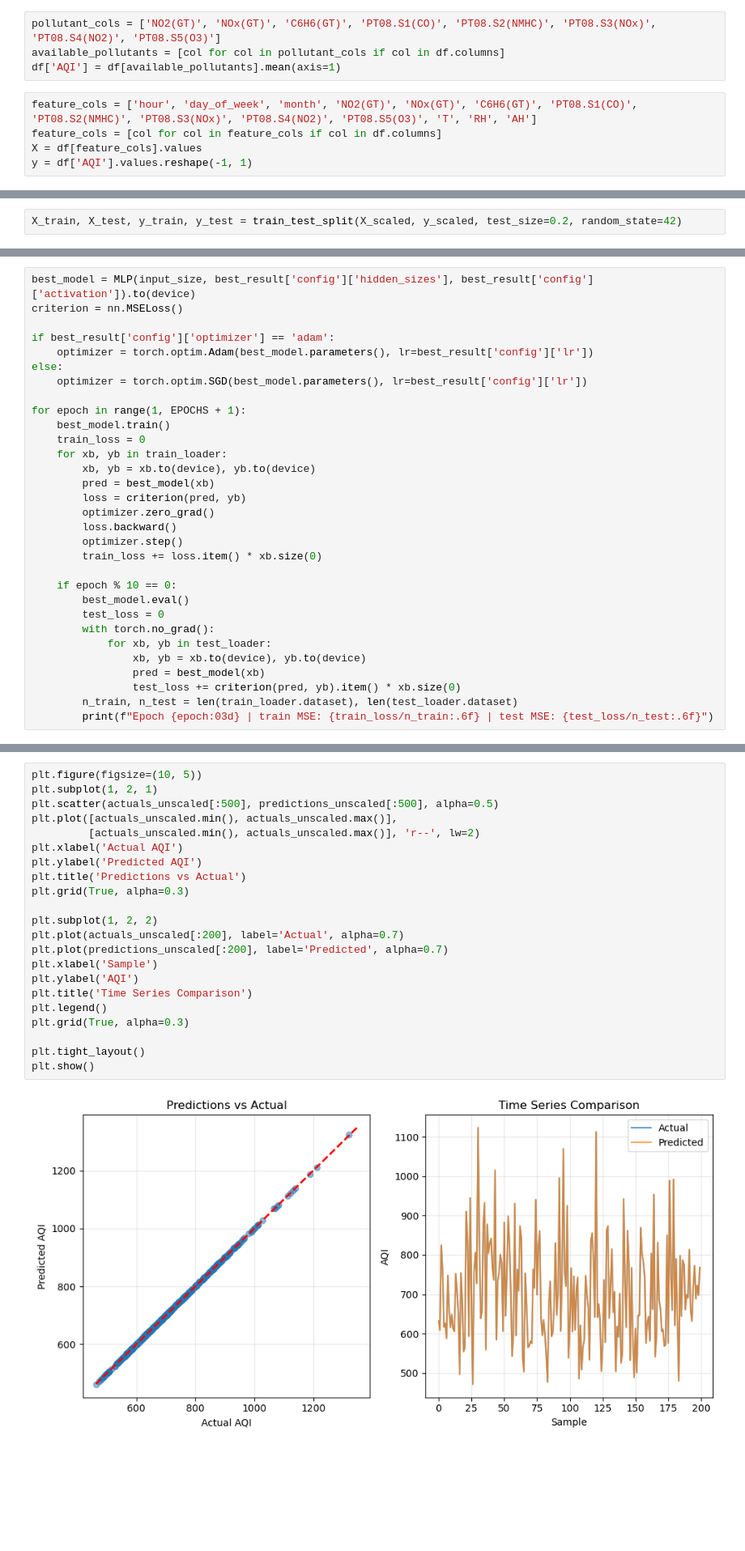
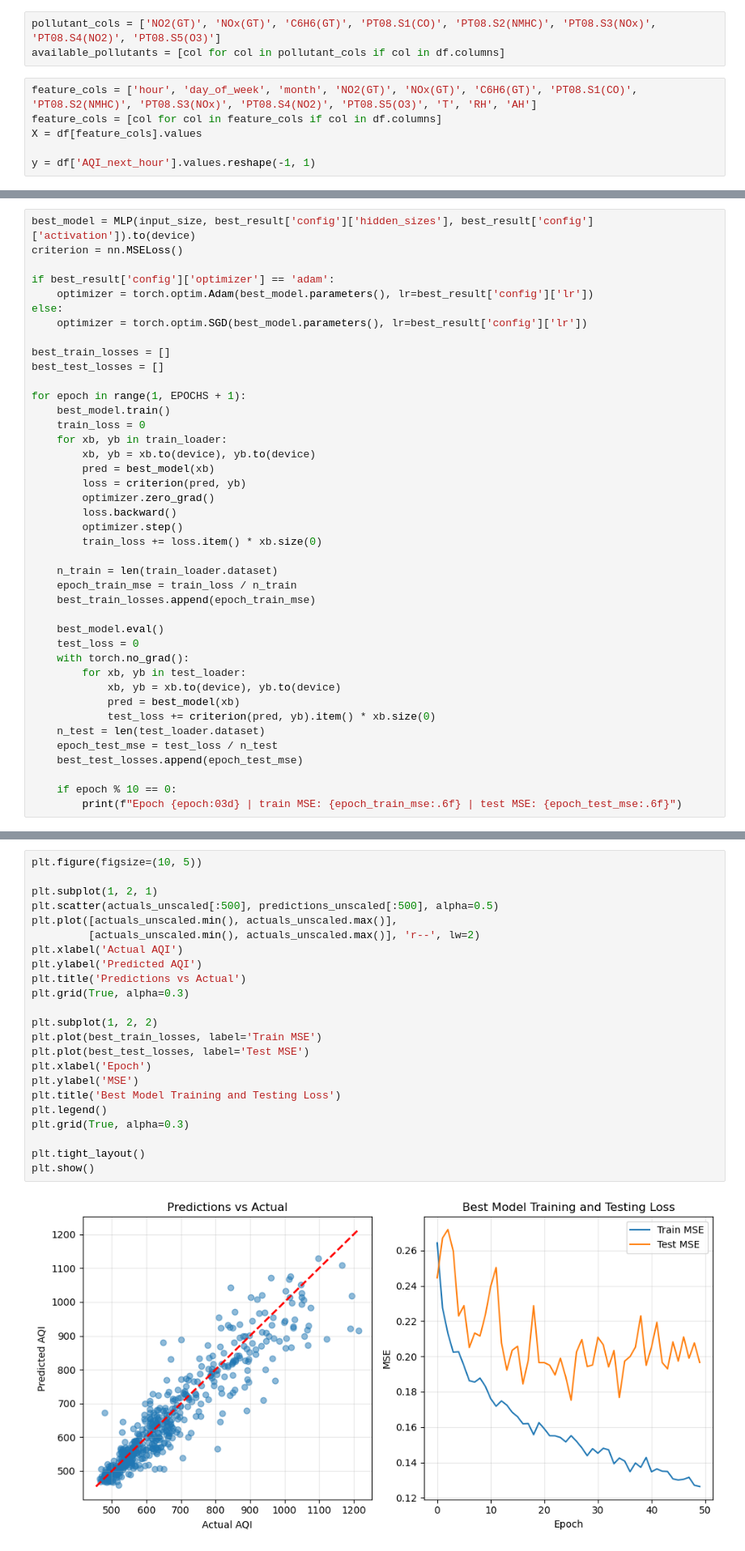
Before and after one commit to Jjmaxxx/cs171-final-project, a Jupyter notebook: justin_model.ipynb, the cells around one changed output, grey strips where cells are left out. Shown: that part at 81% size. Drawn from its saved outputs; the diff is of its cells as text; blank space fills up the shorter version.

Commit message:
neural network predict 1 hour ahead AQI

```diff
--- a/justin_model.ipynb
+++ b/justin_model.ipynb
@@ -31,10 +30,10 @@ df = df.sort_values('Datetime').reset_index(drop=True)
 # %%
 pollutant_cols = ['NO2(GT)', 'NOx(GT)', 'C6H6(GT)', 'PT08.S1(CO)', 'PT08.S2(NMHC)', 'PT08.S3(NOx)', 'PT08.S4(NO2)', 'PT08.S5(O3)']
 available_pollutants = [col for col in pollutant_cols if col in df.columns]
-df['AQI'] = df[available_pollutants].mean(axis=1)
 # %%
 feature_cols = ['hour', 'day_of_week', 'month', 'NO2(GT)', 'NOx(GT)', 'C6H6(GT)', 'PT08.S1(CO)', 'PT08.S2(NMHC)', 'PT08.S3(NOx)', 'PT08.S4(NO2)', 'PT08.S5(O3)', 'T', 'RH', 'AH']
 feature_cols = [col for col in feature_cols if col in df.columns]
 X = df[feature_cols].values
-y = df['AQI'].values.reshape(-1, 1)
+
+y = df['AQI_next_hour'].values.reshape(-1, 1)
 # %%
@@ -45,5 +53,3 @@ y_scaled = scaler_y.fit_transform(y)
-# %%
-X_train, X_test, y_train, y_test = train_test_split(X_scaled, y_scaled, test_size=0.2, random_state=42)
 # %%
 X_train_tensor = torch.tensor(X_train).float()
 X_test_tensor = torch.tensor(X_test).float()
@@ -200,6 +205,9 @@ if best_result['config']['optimizer'] == 'adam':
     optimizer = torch.optim.Adam(best_model.parameters(), lr=best_result['config']['lr'])
 else:
     optimizer = torch.optim.SGD(best_model.parameters(), lr=best_result['config']['lr'])
+
+best_train_losses = []
+best_test_losses = []
 
 for epoch in range(1, EPOCHS + 1):
     best_model.train()
@@ -213,14 +221,21 @@ for epoch in range(1, EPOCHS + 1):
         optimizer.step()
         train_loss += loss.item() * xb.size(0)
 
+    n_train = len(train_loader.dataset)
+    epoch_train_mse = train_loss / n_train
+    best_train_losses.append(epoch_train_mse)
+
+    best_model.eval()
+    test_loss = 0
+    with torch.no_grad():
+        for xb, yb in test_loader:
+            xb, yb = xb.to(device), yb.to(device)
+            pred = best_model(xb)
+            test_loss += criterion(pred, yb).item() * xb.size(0)
+    n_test = len(test_loader.dataset)
+    epoch_test_mse = test_loss / n_test
+    best_test_losses.append(epoch_test_mse)
+
     if epoch % 10 == 0:
-        best_model.eval()
-        test_loss = 0
-        with torch.no_grad():
-            for xb, yb in test_loader:
-                xb, yb = xb.to(device), yb.to(device)
-                pred = best_model(xb)
-                test_loss += criterion(pred, yb).item() * xb.size(0)
-        n_train, n_test = len(train_loader.dataset), len(test_loader.dataset)
-        print(f"Epoch {epoch:03d} | train MSE: {train_loss/n_train:.6f} | test MSE: {test_loss/n_test:.6f}")
+        print(f"Epoch {epoch:03d} | train MSE: {epoch_train_mse:.6f} | test MSE: {epoch_test_mse:.6f}")
 # %% [output]
@@ -247,25 +262,26 @@ predictions_unscaled = scaler_y.inverse_transform(predictions)
 actuals_unscaled = scaler_y.inverse_transform(actuals)
 # %%
 plt.figure(figsize=(10, 5))
+
 plt.subplot(1, 2, 1)
 plt.scatter(actuals_unscaled[:500], predictions_unscaled[:500], alpha=0.5)
 plt.plot([actuals_unscaled.min(), actuals_unscaled.max()],
          [actuals_unscaled.min(), actuals_unscaled.max()], 'r--', lw=2)
 plt.xlabel('Actual AQI')
 plt.ylabel('Predicted AQI')
 plt.title('Predictions vs Actual')
 plt.grid(True, alpha=0.3)
 
 plt.subplot(1, 2, 2)
-plt.plot(actuals_unscaled[:200], label='Actual', alpha=0.7)
-plt.plot(predictions_unscaled[:200], label='Predicted', alpha=0.7)
-plt.xlabel('Sample')
-plt.ylabel('AQI')
-plt.title('Time Series Comparison')
+plt.plot(best_train_losses, label='Train MSE')
+plt.plot(best_test_losses, label='Test MSE')
+plt.xlabel('Epoch')
+plt.ylabel('MSE')
+plt.title('Best Model Training and Testing Loss')
 plt.legend()
 plt.grid(True, alpha=0.3)
 
 plt.tight_layout()
 plt.show()
 # %% [output]
-[figure, old version]
+[figure, new version]
```
Also changed, not shown: parts of 6 cells of this notebook, 2 other files.
